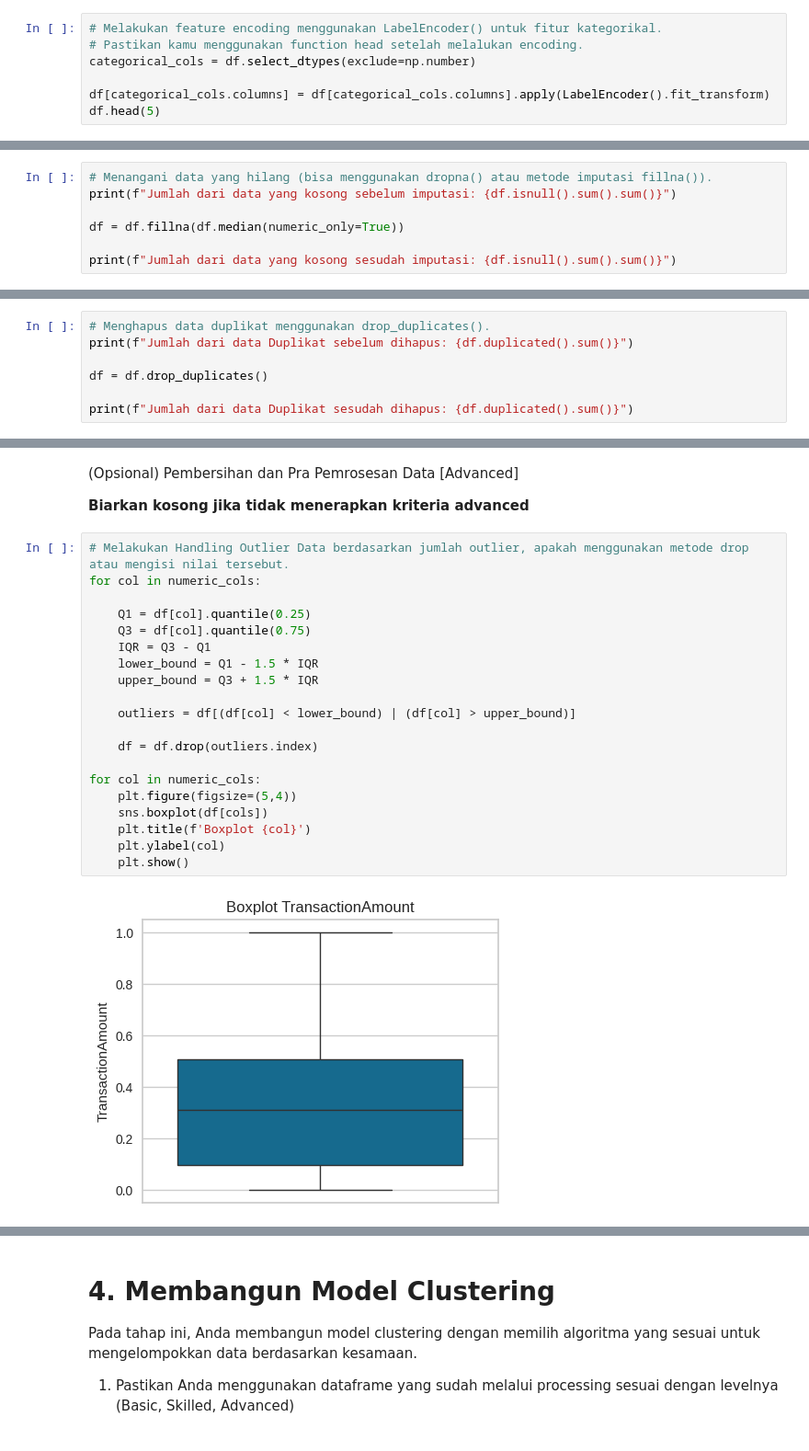
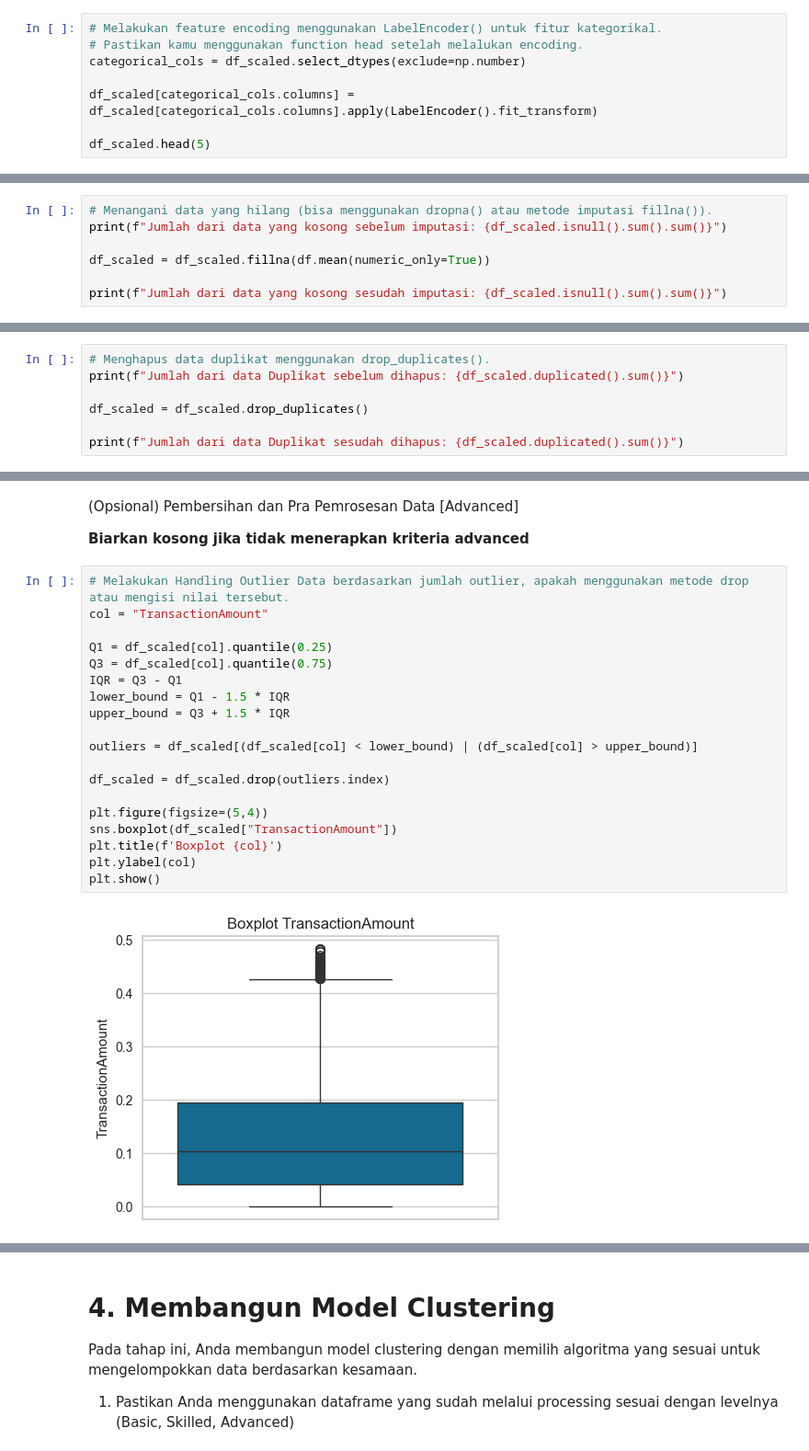
Before and after one commit to Raditfiransah/Project-Akhir-Machine-Learning-Dicoding, a Jupyter notebook: Copy_of_[Clustering]_Submission_Akhir_BMLP_Your_Name.ipynb, the cells around one changed output, grey strips where cells are left out. Shown at 92% size. Drawn from its saved outputs; the diff is of its cells as text.

```diff
--- a/Copy_of_[Clustering]_Submission_Akhir_BMLP_Your_Name.ipynb
+++ b/Copy_of_[Clustering]_Submission_Akhir_BMLP_Your_Name.ipynb
@@ -316,10 +276,11 @@ df.head(5)
 # %%
 # Melakukan feature encoding menggunakan LabelEncoder() untuk fitur kategorikal.
 # Pastikan kamu menggunakan function head setelah melalukan encoding.
-categorical_cols = df.select_dtypes(exclude=np.number)
+categorical_cols = df_scaled.select_dtypes(exclude=np.number)
 
-df[categorical_cols.columns] = df[categorical_cols.columns].apply(LabelEncoder().fit_transform)
-df.head(5)
+df_scaled[categorical_cols.columns] = df_scaled[categorical_cols.columns].apply(LabelEncoder().fit_transform)
+
+df_scaled.head(5)
 # %% [output]
 |  | TransactionAmount | TransactionDate | TransactionType | Location | MerchantID | Channel | CustomerAge | ... |
 | 0 | 0.007207 | 680 | 1 | 36 | 14 | 0 | 0.838710 | ... |
@@ -351,19 +312,19 @@ df.columns.tolist()
 **Biarkan kosong jika tidak menerapkan kriteria skilled**
 # %%
 # Menangani data yang hilang (bisa menggunakan dropna() atau metode imputasi fillna()).
-print(f"Jumlah dari data yang kosong sebelum imputasi: {df.isnull().sum().sum()}")
+print(f"Jumlah dari data yang kosong sebelum imputasi: {df_scaled.isnull().sum().sum()}")
 
-df = df.fillna(df.median(numeric_only=True))
+df_scaled = df_scaled.fillna(df.mean(numeric_only=True))
 
-print(f"Jumlah dari data yang kosong sesudah imputasi: {df.isnull().sum().sum()}")
+print(f"Jumlah dari data yang kosong sesudah imputasi: {df_scaled.isnull().sum().sum()}")
 # %% [output]
 Jumlah dari data yang kosong sebelum imputasi: 118
 Jumlah dari data yang kosong sesudah imputasi: 0
 # %%
 # Menghapus data duplikat menggunakan drop_duplicates().
-print(f"Jumlah dari data Duplikat sebelum dihapus: {df.duplicated().sum()}")
+print(f"Jumlah dari data Duplikat sebelum dihapus: {df_scaled.duplicated().sum()}")
 
-df = df.drop_duplicates()
+df_scaled = df_scaled.drop_duplicates()
 
-print(f"Jumlah dari data Duplikat sesudah dihapus: {df.duplicated().sum()}")
+print(f"Jumlah dari data Duplikat sesudah dihapus: {df_scaled.duplicated().sum()}")
 # %% [output]
@@ -375,23 +336,22 @@ Jumlah dari data Duplikat sesudah dihapus: 0
 **Biarkan kosong jika tidak menerapkan kriteria advanced**
 # %%
 # Melakukan Handling Outlier Data berdasarkan jumlah outlier, apakah menggunakan metode drop atau mengisi nilai tersebut.
-for col in numeric_cols:
+col = "TransactionAmount"
 
-    Q1 = df[col].quantile(0.25)
-    Q3 = df[col].quantile(0.75)
-    IQR = Q3 - Q1
-    lower_bound = Q1 - 1.5 * IQR
-    upper_bound = Q3 + 1.5 * IQR
+Q1 = df_scaled[col].quantile(0.25)
+Q3 = df_scaled[col].quantile(0.75)
+IQR = Q3 - Q1
+lower_bound = Q1 - 1.5 * IQR
+upper_bound = Q3 + 1.5 * IQR
 
-    outliers = df[(df[col] < lower_bound) | (df[col] > upper_bound)]
+outliers = df_scaled[(df_scaled[col] < lower_bound) | (df_scaled[col] > upper_bound)]
 
-    df = df.drop(outliers.index)
+df_scaled = df_scaled.drop(outliers.index)
 
-for col in numeric_cols:
-    plt.figure(figsize=(5,4))
-    sns.boxplot(df[cols])
-    plt.title(f'Boxplot {col}')
-    plt.ylabel(col)
-    plt.show()
+plt.figure(figsize=(5,4))
+sns.boxplot(df_scaled["TransactionAmount"])
+plt.title(f'Boxplot {col}')
+plt.ylabel(col)
+plt.show()
 # %% [output]
-[figure, old version]
+[figure, new version]
```
Also changed, not shown: parts of 23 cells of this notebook, 2 other files.
